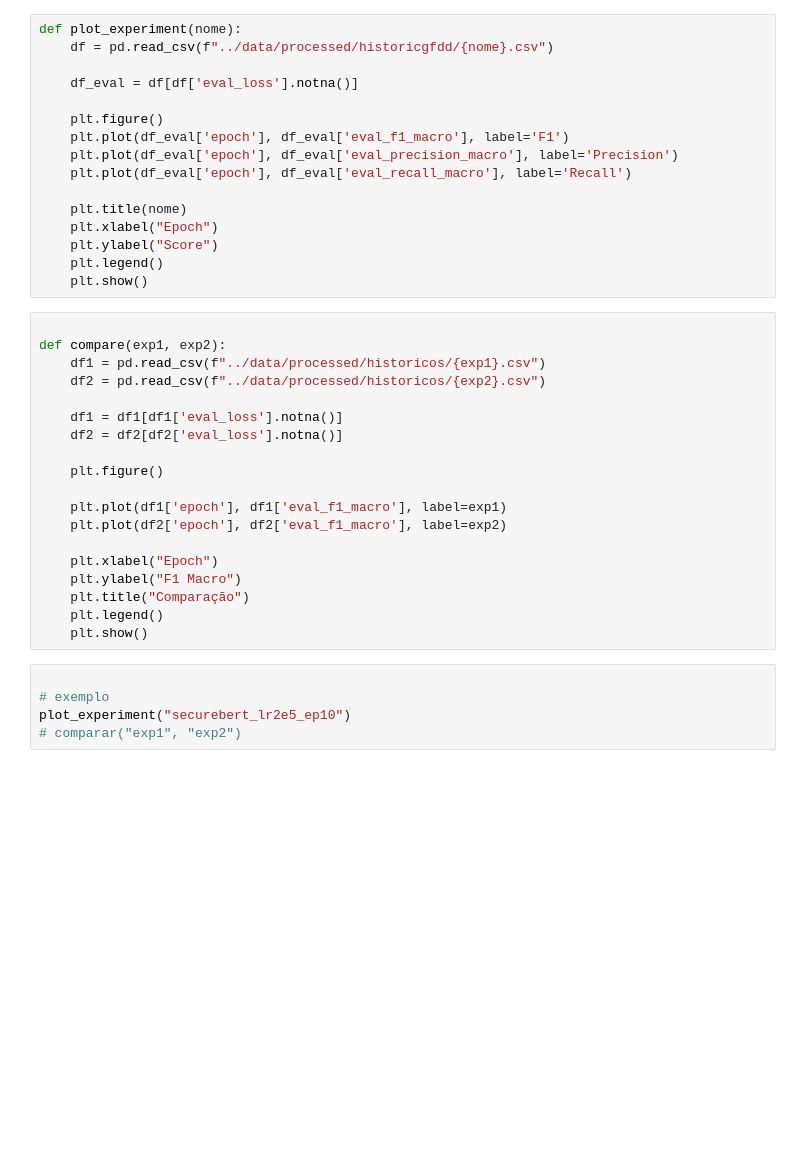
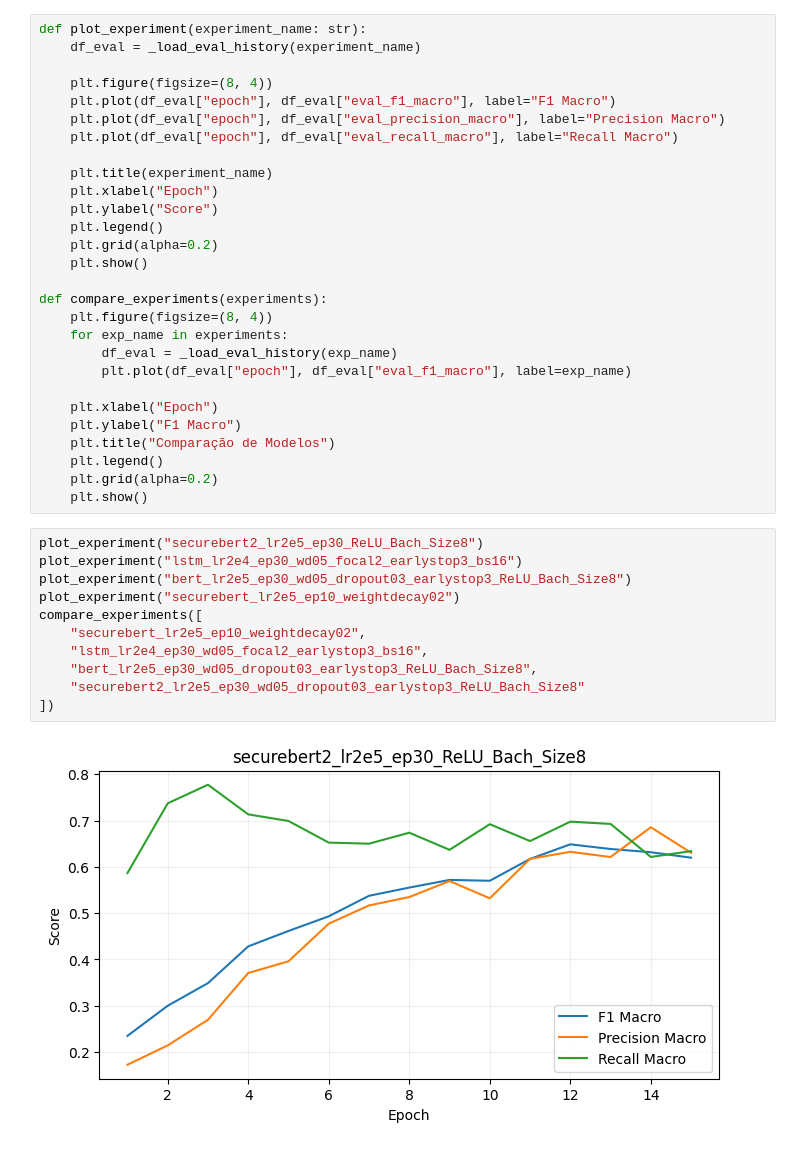
Before and after one commit to Giulia1955/Cyber-Threat-Dataset-with-Transformers, a Jupyter notebook: notebooks/04_plot_results.ipynb, the cells around one changed output. Saved outputs shown, nothing was run; the diff lists cells and outputs as text; blank space fills up the shorter version.

```diff
--- a/notebooks/04_plot_results.ipynb
+++ b/notebooks/04_plot_results.ipynb
@@ -4,40 +14,41 @@ import matplotlib.pyplot as plt
 # %%
-def plot_experiment(nome):
-    df = pd.read_csv(f"../data/processed/historicgfdd/{nome}.csv")
+def plot_experiment(experiment_name: str):
+    df_eval = _load_eval_history(experiment_name)
 
-    df_eval = df[df['eval_loss'].notna()]
+    plt.figure(figsize=(8, 4))
+    plt.plot(df_eval["epoch"], df_eval["eval_f1_macro"], label="F1 Macro")
+    plt.plot(df_eval["epoch"], df_eval["eval_precision_macro"], label="Precision Macro")
+    plt.plot(df_eval["epoch"], df_eval["eval_recall_macro"], label="Recall Macro")
 
-    plt.figure()
-    plt.plot(df_eval['epoch'], df_eval['eval_f1_macro'], label='F1')
-    plt.plot(df_eval['epoch'], df_eval['eval_precision_macro'], label='Precision')
-    plt.plot(df_eval['epoch'], df_eval['eval_recall_macro'], label='Recall')
-
-    plt.title(nome)
+    plt.title(experiment_name)
     plt.xlabel("Epoch")
     plt.ylabel("Score")
     plt.legend()
+    plt.grid(alpha=0.2)
     plt.show()
+
+def compare_experiments(experiments):
+    plt.figure(figsize=(8, 4))
+    for exp_name in experiments:
+        df_eval = _load_eval_history(exp_name)
+        plt.plot(df_eval["epoch"], df_eval["eval_f1_macro"], label=exp_name)
+
+    plt.xlabel("Epoch")
+    plt.ylabel("F1 Macro")
+    plt.title("Comparação de Modelos")
+    plt.legend()
+    plt.grid(alpha=0.2)
+    plt.show()
-# %%
-
-def compare(exp1, exp2):
-    df1 = pd.read_csv(f"../data/processed/historicos/{exp1}.csv")
-    df2 = pd.read_csv(f"../data/processed/historicos/{exp2}.csv")
-
-    df1 = df1[df1['eval_loss'].notna()]
-    df2 = df2[df2['eval_loss'].notna()]
-
-    plt.figure()
-
-    plt.plot(df1['epoch'], df1['eval_f1_macro'], label=exp1)
-    plt.plot(df2['epoch'], df2['eval_f1_macro'], label=exp2)
-
-    plt.xlabel("Epoch")
-    plt.ylabel("F1 Macro")
-    plt.title("Comparação")
-    plt.legend()
-    plt.show()
-# %%
-
-# exemplo
-plot_experiment("securebert_lr2e5_ep10")
-# comparar("exp1", "exp2")
+# %%
+plot_experiment("securebert2_lr2e5_ep30_ReLU_Bach_Size8")
+plot_experiment("lstm_lr2e4_ep30_wd05_focal2_earlystop3_bs16")
+plot_experiment("bert_lr2e5_ep30_wd05_dropout03_earlystop3_ReLU_Bach_Size8")
+plot_experiment("securebert_lr2e5_ep10_weightdecay02")
+compare_experiments([
+    "securebert_lr2e5_ep10_weightdecay02",
+    "lstm_lr2e4_ep30_wd05_focal2_earlystop3_bs16",
+    "bert_lr2e5_ep30_wd05_dropout03_earlystop3_ReLU_Bach_Size8",
+    "securebert2_lr2e5_ep30_wd05_dropout03_earlystop3_ReLU_Bach_Size8"
+])
+# %% [output]
+[figure, added]
```
Also changed, not shown: parts of 3 cells of this notebook, 33 other files.
